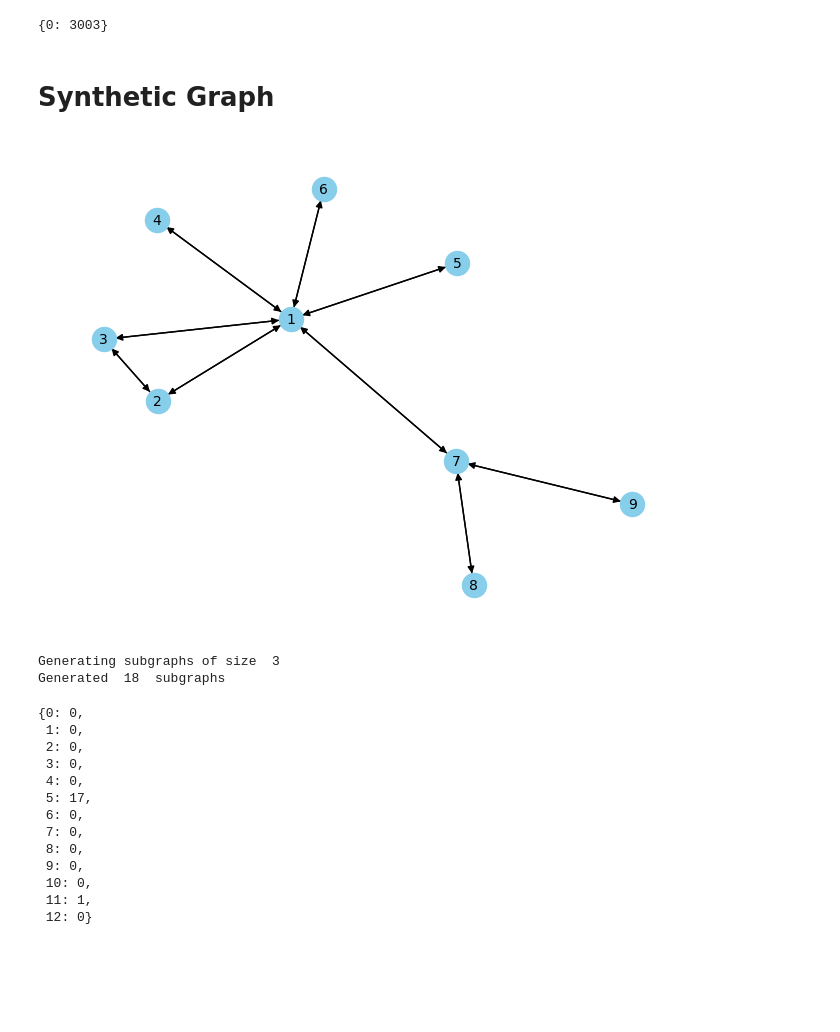
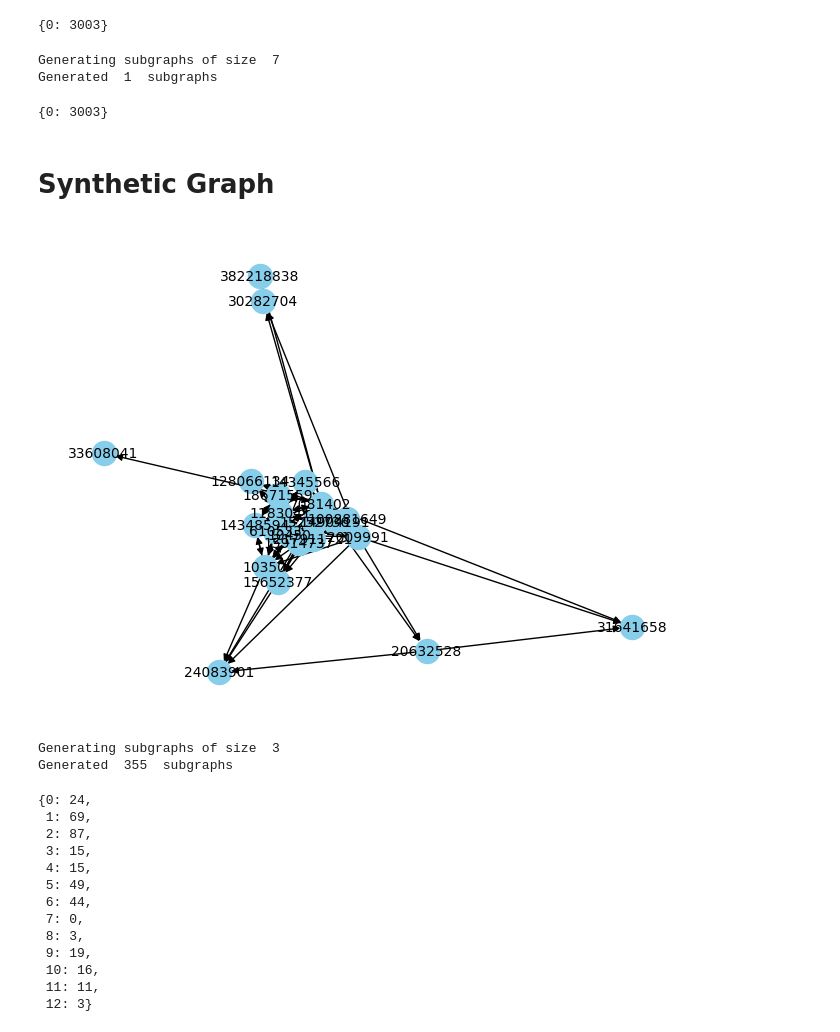
Before and after one commit to viniciusmioto/social_networks_analysis, a Jupyter notebook: src/old/test.ipynb, the cells around one changed output. Saved outputs shown, nothing was run; the diff lists cells and outputs as text; code cells hidden in the pictures; blank space fills up the shorter version.

```diff
--- a/src/old/test.ipynb
+++ b/src/old/test.ipynb
@@ -45,30 +42,36 @@ gru.subgraph_count(graph, [subgraph], anchored=False)
 Generating subgraphs of size  7
 Generated  3003  subgraphs
 {0: 3003}
+# %%
+gat.subgraph_count(graph, [subgraph], anchored=False)
+# %% [output]
+Generating subgraphs of size  7
+Generated  1  subgraphs
+{0: 3003}
 # %% [markdown]
 # Synthetic Graph
 # %%
-graph = gru.read_directed_graph_from_edge_list("../../data/tests/no-anchor.edges")
+graph = gru.read_directed_graph_from_edge_list("../../data/twitter_samples/7861312_sample_sff_10.edges")
 gru.draw_graph(graph)
 # %% [output]
-[figure, old version]
+[figure, new version]
 # %%
 motifs = gru.read_graphs_from_directory("../../data/motifs_3")
 # %%
 gru.subgraph_count(graph, motifs.values(), anchored=False)
 # %% [output]
 Generating subgraphs of size  3
-Generated  18  subgraphs
+Generated  355  subgraphs
-{0: 0,
- 1: 0,
- 2: 0,
- 3: 0,
- 4: 0,
- 5: 17,
- 6: 0,
+{0: 24,
+ 1: 69,
+ 2: 87,
+ 3: 15,
+ 4: 15,
+ 5: 49,
+ 6: 44,
  7: 0,
- 8: 0,
- 9: 0,
- 10: 0,
- 11: 1,
- 12: 0}
+ 8: 3,
+ 9: 19,
+ 10: 16,
+ 11: 11,
+ 12: 3}
```
Also changed, not shown: parts of 5 cells of this notebook, 4 other files.
